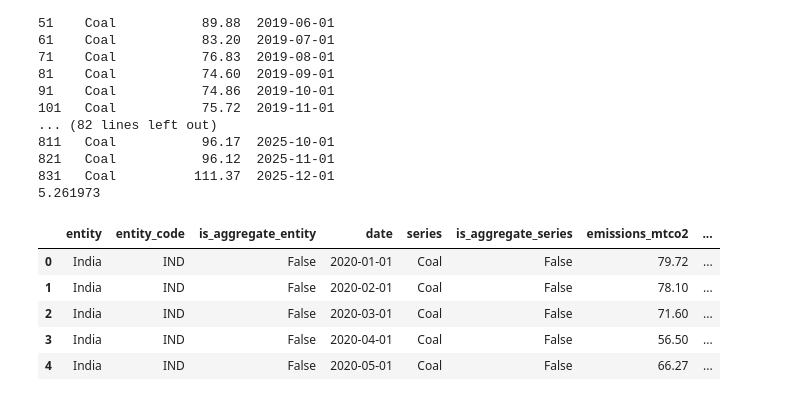
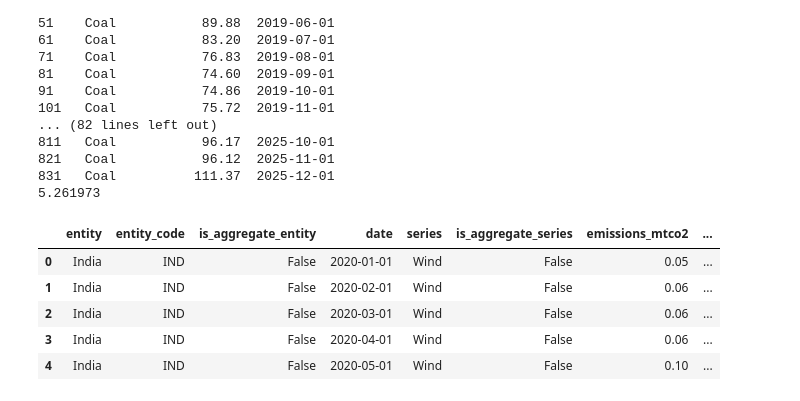
Before and after one commit to ShubhamThakur088/India-Power-Capacity, a Jupyter notebook: monthly_power_generation_analysis.ipynb, the cells around one changed output. Saved outputs shown, nothing was run; the diff lists cells and outputs as text; code cells hidden in the pictures.

```diff
--- a/monthly_power_generation_analysis.ipynb
+++ b/monthly_power_generation_analysis.ipynb
@@ -19,7 +19,7 @@ from_date = input("enter from year and month hypen separated:")
 to_date = input("enter to year and month hypen separated:")
 country_code = input("enter three letter country code in capital")
 
-power_generation_url = f"https://api.ember-energy.org/v1/electricity-generation/monthly?entity_code={country_code}&is_aggregate_entity=false&start_date={from_date}&end_date={to_date}&is_aggregate_series=false&include_all_dates_value_range=false&api_key=c6cd71bd-f08c-ffe2-d56a-5a869f558ff1"
+power_generation_url = f"https://api.ember-energy.org/v1/electricity-generation/monthly?entity_code={country_code}&is_aggregate_entity=false&start_date={from_date}&end_date={to_date}&is_aggregate_series=false&include_all_dates_value_range=false&api_key=d990ce99-beb8-3f09-c7cc-3ed2c5eb7c8e"
 json_repsonse = req.get(power_generation_url)
 print(json_repsonse.json()['data'])
 power_df = pd.DataFrame(json_repsonse.json()['data'])
@@ -131,7 +124,7 @@ plt.ylabel(power_source+ " power generated")
 
 for yr in year_set:
     power_source_df = power_df.loc[(power_df['series'] == power_source) & (power_df['generation_twh'] != 0) & (pd.DatetimeIndex(power_df['date']).year == yr)]
-    print(power_source_df[['date','series', 'generation_twh']])
+    power_source_df[['date','series', 'generation_twh']].head()
     x_axis_points = numpy.array(pd.DatetimeIndex(power_source_df['date']).month)
     y_axis_points = numpy.array(power_source_df['generation_twh'])
     plt.plot(x_axis_points, y_axis_points, marker = 'x', label=str(yr))
@@ -278,15 +256,15 @@ for yr in year_set:
 831   Coal          111.37  2025-12-01
 5.261973
 # %%
-power_sector_emissions_url = f"https://api.ember-energy.org/v1/power-sector-emissions/monthly?entity_code={country_code}&is_aggregate_entity=false&start_date={from_date}&end_date={to_date}&series=Coal&is_aggregate_series=false&include_all_dates_value_range=false&api_key=c6cd71bd-f08c-ffe2-d56a-5a869f558ff1"
+power_sector_emissions_url = f"https://api.ember-energy.org/v1/power-sector-emissions/monthly?entity_code={country_code}&is_aggregate_entity=false&start_date={from_date}&end_date={to_date}&series={power_source}&is_aggregate_series=false&include_all_dates_value_range=false&api_key=d990ce99-beb8-3f09-c7cc-3ed2c5eb7c8e"
 emission_api_response = req.get(power_sector_emissions_url).json()
 emissions_df = pd.DataFrame(emission_api_response['data'])
 emissions_df.merge(power_df, how="inner").head()
 # %% [output]
 |  | entity | entity_code | is_aggregate_entity | date | series | is_aggregate_series | emissions_mtco2 | ... |
-| 0 | India | IND | False | 2020-01-01 | Coal | False | 79.72 | ... |
-| 1 | India | IND | False | 2020-02-01 | Coal | False | 78.10 | ... |
-| 2 | India | IND | False | 2020-03-01 | Coal | False | 71.60 | ... |
-| 3 | India | IND | False | 2020-04-01 | Coal | False | 56.50 | ... |
-| 4 | India | IND | False | 2020-05-01 | Coal | False | 66.27 | ... |
+| 0 | India | IND | False | 2020-01-01 | Wind | False | 0.05 | ... |
+| 1 | India | IND | False | 2020-02-01 | Wind | False | 0.06 | ... |
+| 2 | India | IND | False | 2020-03-01 | Wind | False | 0.06 | ... |
+| 3 | India | IND | False | 2020-04-01 | Wind | False | 0.06 | ... |
+| 4 | India | IND | False | 2020-05-01 | Wind | False | 0.10 | ... |
 # %%
```
Also changed, not shown: parts of 8 cells of this notebook.
